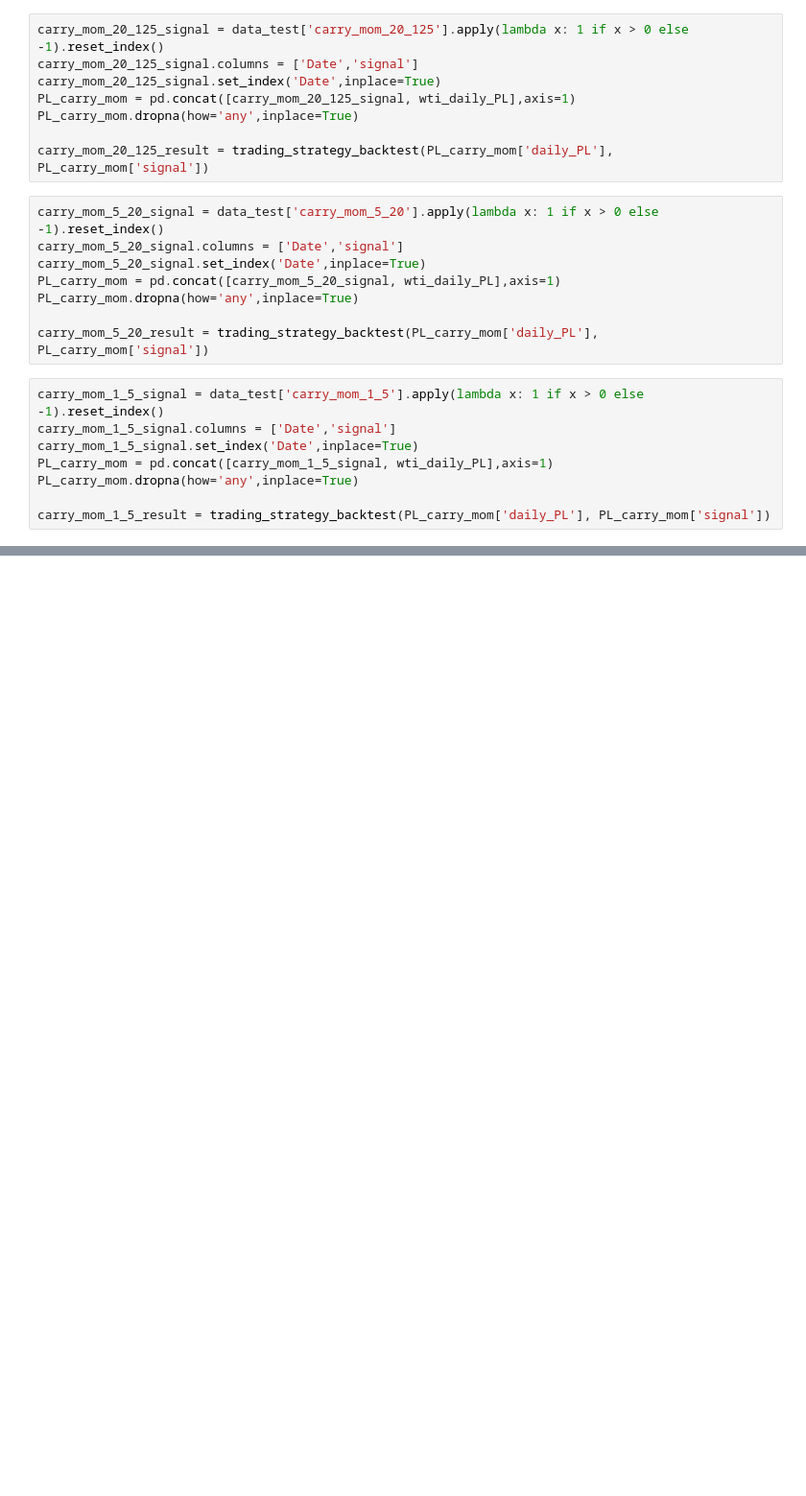
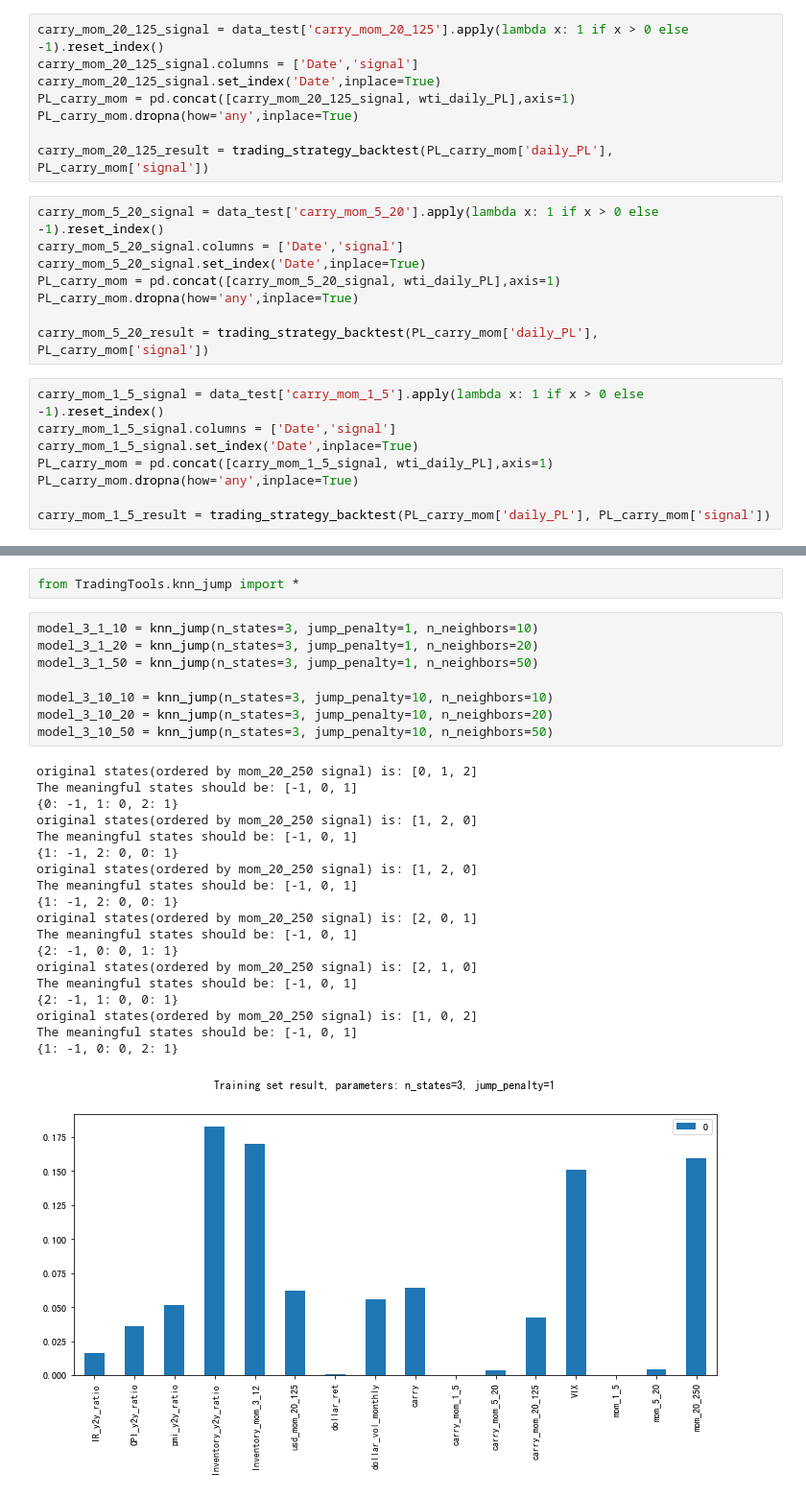
Before and after one commit to quantnoob/TradingEnergyProject, a Jupyter notebook: strategy_jump_knn.ipynb, the cells around one changed output, grey strips where cells are left out. Shown at 96% size. Drawn from its saved outputs; the diff is of its cells as text; blank space fills up the shorter version.

```diff
--- a/strategy_jump_knn.ipynb
+++ b/strategy_jump_knn.ipynb
@@ -362,0 +346,30 @@ mom_20_250_result['Cummulated P&L'].plot(figsize=(12,5),title='Cummulated P&L of
+# %%
+from TradingTools.knn_jump import *
+# %%
+model_3_1_10 = knn_jump(n_states=3, jump_penalty=1, n_neighbors=10)
+model_3_1_20 = knn_jump(n_states=3, jump_penalty=1, n_neighbors=20)
+model_3_1_50 = knn_jump(n_states=3, jump_penalty=1, n_neighbors=50)
+
+model_3_10_10 = knn_jump(n_states=3, jump_penalty=10, n_neighbors=10)
+model_3_10_20 = knn_jump(n_states=3, jump_penalty=10, n_neighbors=20)
+model_3_10_50 = knn_jump(n_states=3, jump_penalty=10, n_neighbors=50)
+# %% [output]
+original states(ordered by mom_20_250 signal) is: [0, 1, 2]
+The meaningful states should be: [-1, 0, 1]
+{0: -1, 1: 0, 2: 1}
+original states(ordered by mom_20_250 signal) is: [1, 2, 0]
+The meaningful states should be: [-1, 0, 1]
+{1: -1, 2: 0, 0: 1}
+original states(ordered by mom_20_250 signal) is: [1, 2, 0]
+The meaningful states should be: [-1, 0, 1]
+{1: -1, 2: 0, 0: 1}
+original states(ordered by mom_20_250 signal) is: [2, 0, 1]
+The meaningful states should be: [-1, 0, 1]
+{2: -1, 0: 0, 1: 1}
+original states(ordered by mom_20_250 signal) is: [2, 1, 0]
+The meaningful states should be: [-1, 0, 1]
+{2: -1, 1: 0, 0: 1}
+original states(ordered by mom_20_250 signal) is: [1, 0, 2]
+The meaningful states should be: [-1, 0, 1]
+{1: -1, 0: 0, 2: 1}
+[figure, added]
```
Also changed, not shown: parts of 25 cells of this notebook, 3 other files.
